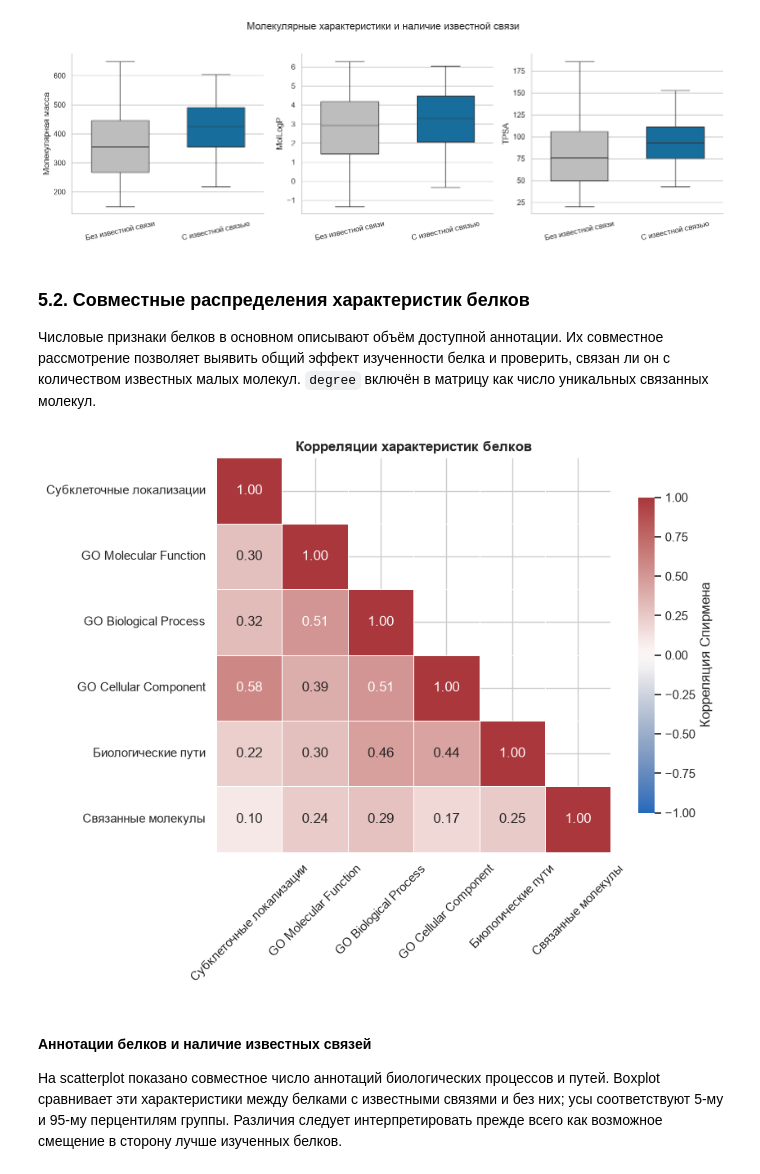
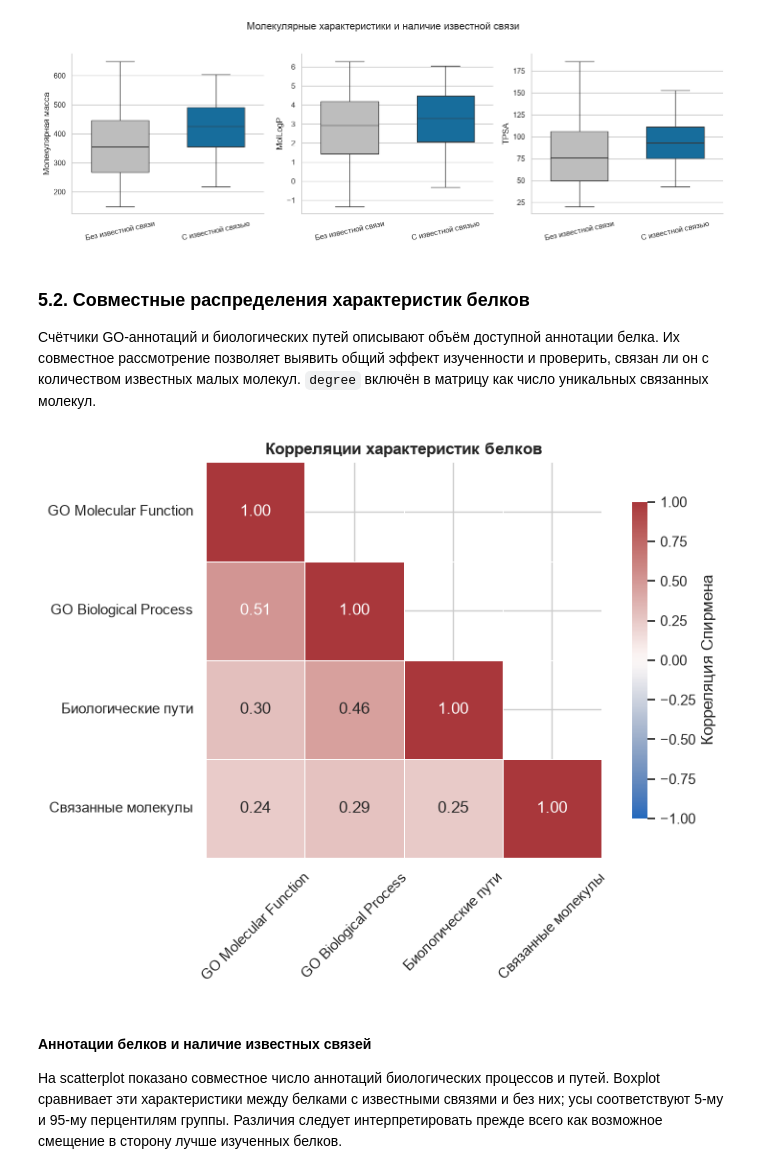
Before and after one commit to xresearch-ai/main, a Jupyter notebook: notebooks/02-eda.ipynb, the cells around one changed output. Saved outputs shown, nothing was run; the diff lists cells and outputs as text; code cells hidden in the pictures.

```diff
--- a/notebooks/02-eda.ipynb
+++ b/notebooks/02-eda.ipynb
@@ -1350,45 +1228,49 @@ plt.show()
 # %% [markdown]
 ### 5.2. Совместные распределения характеристик белков
 
-Числовые признаки белков в основном описывают объём доступной аннотации. Их совместное рассмотрение позволяет выявить общий эффект изученности белка и проверить, связан ли он с количеством известных малых молекул. `degree` включён в матрицу как число уникальных связанных молекул.
+Счётчики GO-аннотаций и биологических путей описывают объём доступной аннотации белка. Их совместное рассмотрение позволяет выявить общий эффект изученности и проверить, связан ли он с количеством известных малых молекул. `degree` включён в матрицу как число уникальных связанных молекул.
 # %%
 protein_features = [
-    "n_subcellular_locations",
     "n_go_functions",
     "n_go_processes",
-    "n_go_components",
     "n_pathways",
     "degree",
 ]
 protein_feature_labels = {
-    "n_subcellular_locations": "Субклеточные локализации",
     "n_go_functions": "GO Molecular Function",
     "n_go_processes": "GO Biological Process",
-    "n_go_components": "GO Cellular Component",
     "n_pathways": "Биологические пути",
     "degree": "Связанные молекулы",
 }
 
 protein_corr = proteins_eda[protein_features].corr(method="spearman")
 protein_corr = protein_corr.rename(
     index=protein_feature_labels, columns=protein_feature_labels
 )
 upper_triangle = np.triu(np.ones_like(protein_corr, dtype=bool), k=1)
 
-fig, ax = plt.subplots(figsize=(9, 7))
+fig, ax = plt.subplots(figsize=(8, 6))
 sns.heatmap(
-    protein_corr, mask=upper_triangle, annot=True, fmt=".2f",
-    cmap="vlag", center=0, vmin=-1, vmax=1, square=True,
-    linewidths=0.5, cbar_kws={"label": "Корреляция Спирмена", "shrink": 0.8},
+    protein_corr,
+    mask=upper_triangle,
+    annot=True,
+    fmt=".2f",
+    cmap="vlag",
+    center=0,
+    vmin=-1,
+    vmax=1,
+    square=True,
+    linewidths=0.5,
+    cbar_kws={"label": "Корреляция Спирмена", "shrink": 0.8},
     ax=ax,
 )
 ax.set_title("Корреляции характеристик белков")
 ax.tick_params(axis="x", rotation=45)
 ax.tick_params(axis="y", rotation=0)
 fig.tight_layout()
 plt.show()
 # %% [output]
-[figure, old version]
+[figure, new version]
 # %% [markdown]
 #### Аннотации белков и наличие известных связей
 
```
Also changed, not shown: parts of 41 cells of this notebook, 2 other files.
